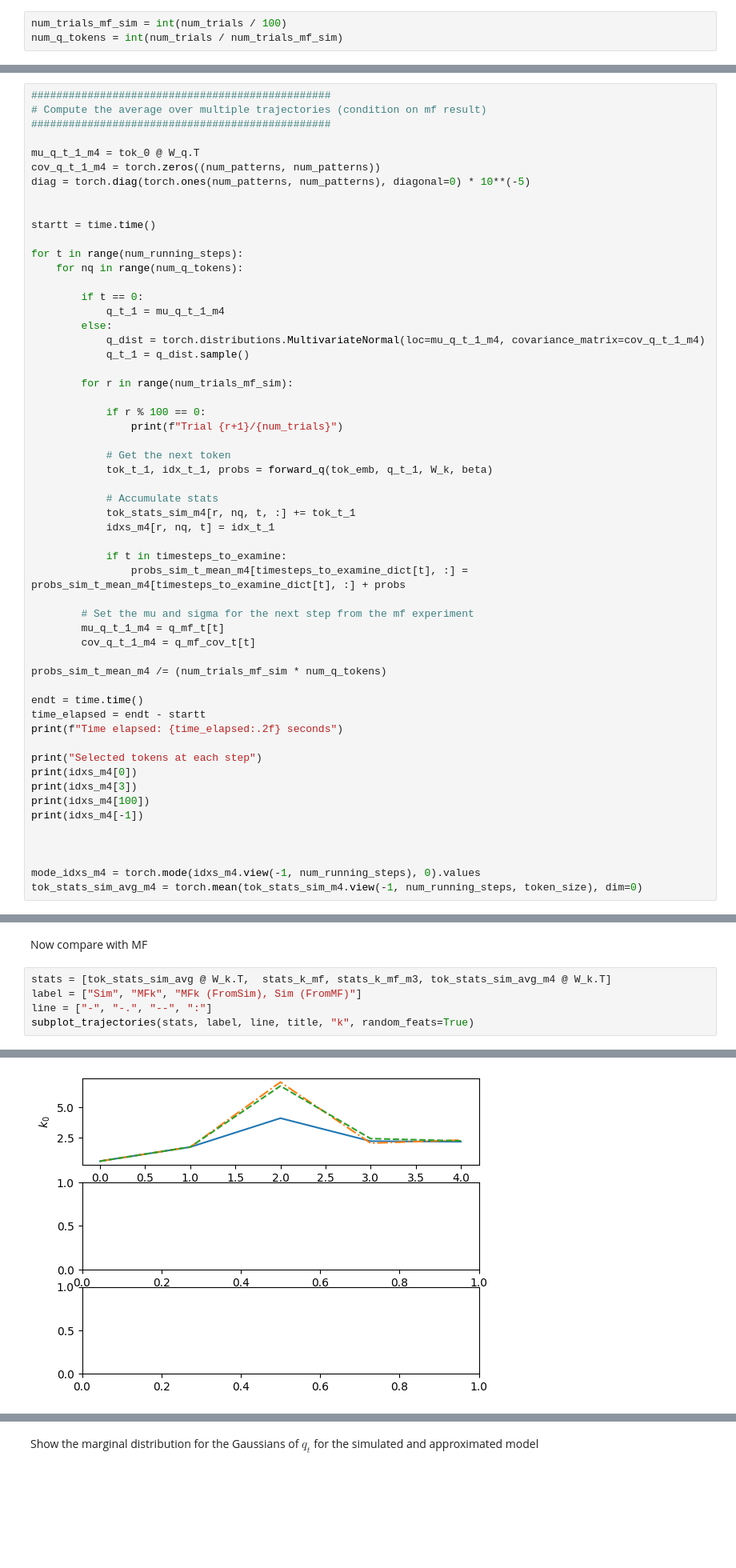
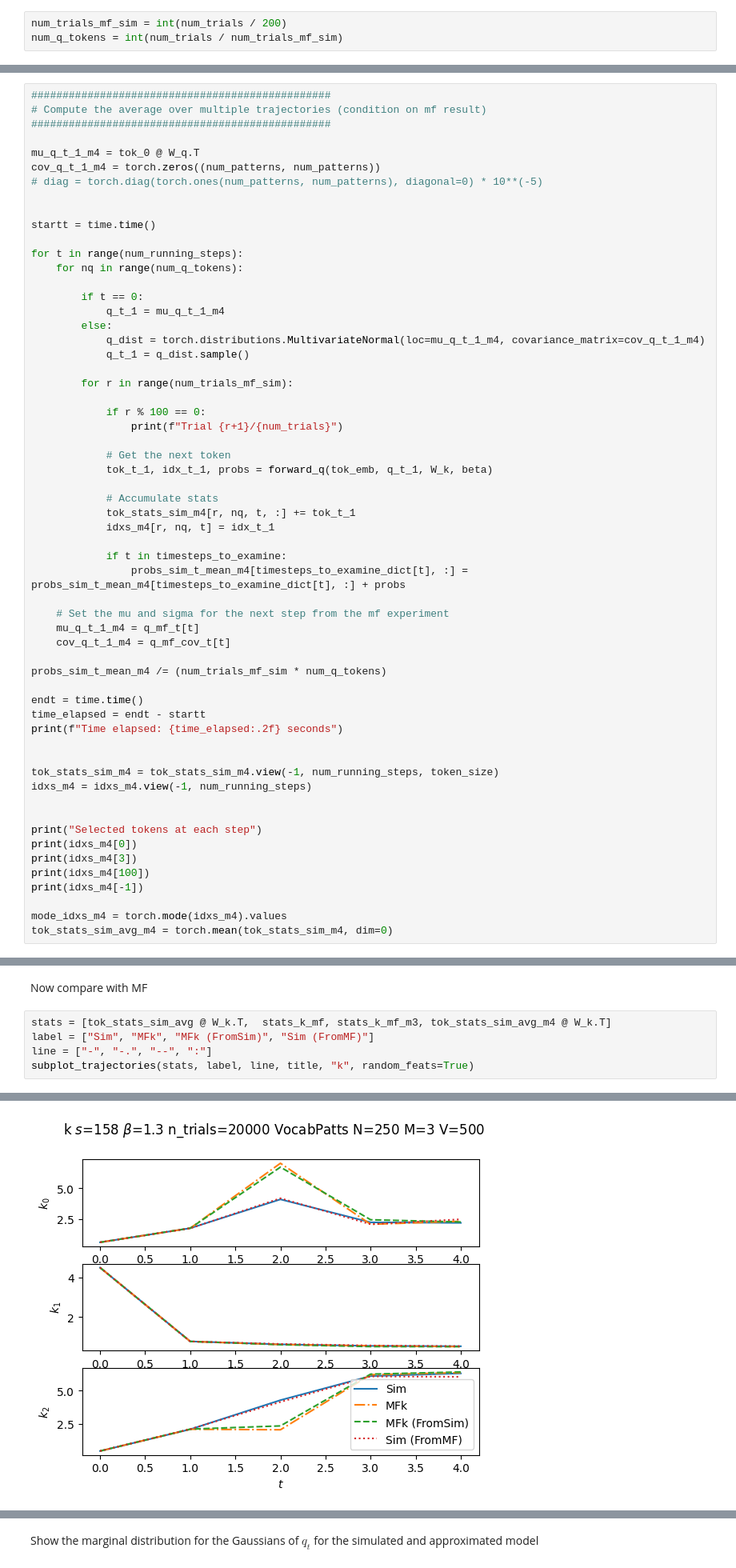
Before and after one commit to muxitox/nanoGPT, a Jupyter notebook: simple_model/simple_output_model_q.ipynb, the cells around one changed output, grey strips where cells are left out. Shown at 80% size. Cells and saved outputs as stored; diff of their text form; blank space fills up the shorter version.

```diff
--- a/simple_model/simple_output_model_q.ipynb
+++ b/simple_model/simple_output_model_q.ipynb
@@ -487,5 +487,5 @@ for t in range(num_running_steps):
 # %% [markdown]
 ## Simulation (conditioning on the MF result)
 # %%
-num_trials_mf_sim = int(num_trials / 100)
+num_trials_mf_sim = int(num_trials / 200)
 num_q_tokens = int(num_trials / num_trials_mf_sim)
@@ -502,7 +510,7 @@ probs_sim_t_mean_m4 = torch.zeros((len(timesteps_to_examine), emb_size))
 
 mu_q_t_1_m4 = tok_0 @ W_q.T
 cov_q_t_1_m4 = torch.zeros((num_patterns, num_patterns))
-diag = torch.diag(torch.ones(num_patterns, num_patterns), diagonal=0) * 10**(-5)
+# diag = torch.diag(torch.ones(num_patterns, num_patterns), diagonal=0) * 10**(-5)
 
 
 startt = time.time()
@@ -531,9 +539,9 @@ for t in range(num_running_steps):
             if t in timesteps_to_examine:
                 probs_sim_t_mean_m4[timesteps_to_examine_dict[t], :] = probs_sim_t_mean_m4[timesteps_to_examine_dict[t], :] + probs
 
-        # Set the mu and sigma for the next step from the mf experiment
-        mu_q_t_1_m4 = q_mf_t[t]
-        cov_q_t_1_m4 = q_mf_cov_t[t]
+    # Set the mu and sigma for the next step from the mf experiment
+    mu_q_t_1_m4 = q_mf_t[t]
+    cov_q_t_1_m4 = q_mf_cov_t[t]
 
 probs_sim_t_mean_m4 /= (num_trials_mf_sim * num_q_tokens)
 
@@ -541,15 +549,18 @@ endt = time.time()
 time_elapsed = endt - startt
 print(f"Time elapsed: {time_elapsed:.2f} seconds")
 
+
+tok_stats_sim_m4 = tok_stats_sim_m4.view(-1, num_running_steps, token_size)
+idxs_m4 = idxs_m4.view(-1, num_running_steps)
+
+
 print("Selected tokens at each step")
 print(idxs_m4[0])
 print(idxs_m4[3])
 print(idxs_m4[100])
 print(idxs_m4[-1])
 
-
-
-mode_idxs_m4 = torch.mode(idxs_m4.view(-1, num_running_steps), 0).values
-tok_stats_sim_avg_m4 = torch.mean(tok_stats_sim_m4.view(-1, num_running_steps, token_size), dim=0)
+mode_idxs_m4 = torch.mode(idxs_m4).values
+tok_stats_sim_avg_m4 = torch.mean(tok_stats_sim_m4, dim=0)
 # %% [output]
 Trial 1/20000
@@ -702,7 +703,7 @@ subplot_trajectories(stats, label, line, title, "k", random_feats=False, max_fea
 Now compare with MF
 # %%
 stats = [tok_stats_sim_avg @ W_k.T,  stats_k_mf, stats_k_mf_m3, tok_stats_sim_avg_m4 @ W_k.T]
-label = ["Sim", "MFk", "MFk (FromSim), Sim (FromMF)"]
+label = ["Sim", "MFk", "MFk (FromSim)", "Sim (FromMF)"]
 line = ["-", "-.", "--", ":"]
 subplot_trajectories(stats, label, line, title, "k", random_feats=True)
 # %% [output]
@@ -710 +710 @@ IndexError: list index out of range
-[figure, old version]
+[figure, new version]
```
Also changed, not shown: parts of 12 cells of this notebook.
